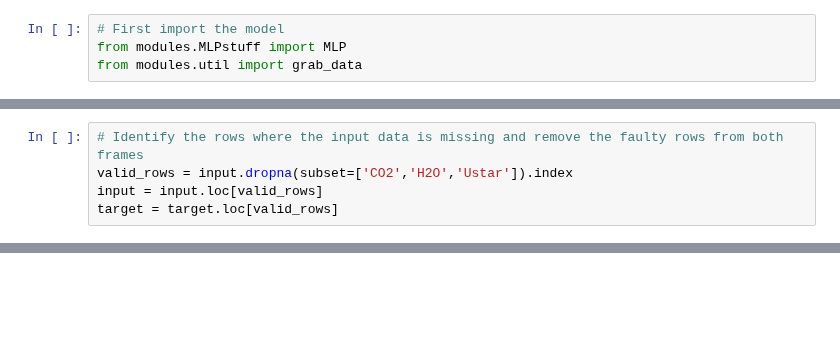
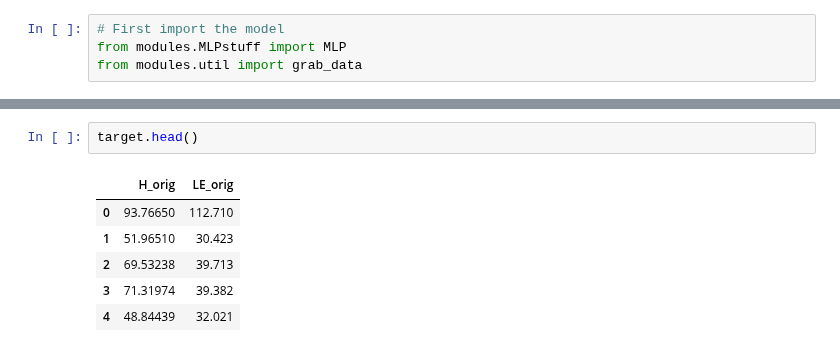
Before and after one commit to justusm00/ebc-project, a Jupyter notebook: GapFillingComp.ipynb, the cells around one changed output, grey strips where cells are left out. Drawn from its saved outputs; the diff is of its cells as text; blank space fills up the shorter version.

```diff
--- a/GapFillingComp.ipynb
+++ b/GapFillingComp.ipynb
@@ -40,6 +64 @@ day           0
 dtype: int64
-# %%
-# Identify the rows where the input data is missing and remove the faulty rows from both frames
-valid_rows = input.dropna(subset=['CO2','H2O','Ustar']).index
-input = input.loc[valid_rows]
-target = target.loc[valid_rows]
@@ -77,0 +124,9 @@ for col in target.columns:
+# %%
+target.head()
+# %% [output]
+|  | H_orig | LE_orig |
+| 0 | 93.76650 | 112.710 |
+| 1 | 51.96510 | 30.423 |
+| 2 | 69.53238 | 39.713 |
+| 3 | 71.31974 | 39.382 |
+| 4 | 48.84439 | 32.021 |
```
Also changed, not shown: parts of 19 cells of this notebook, 9 other files.
